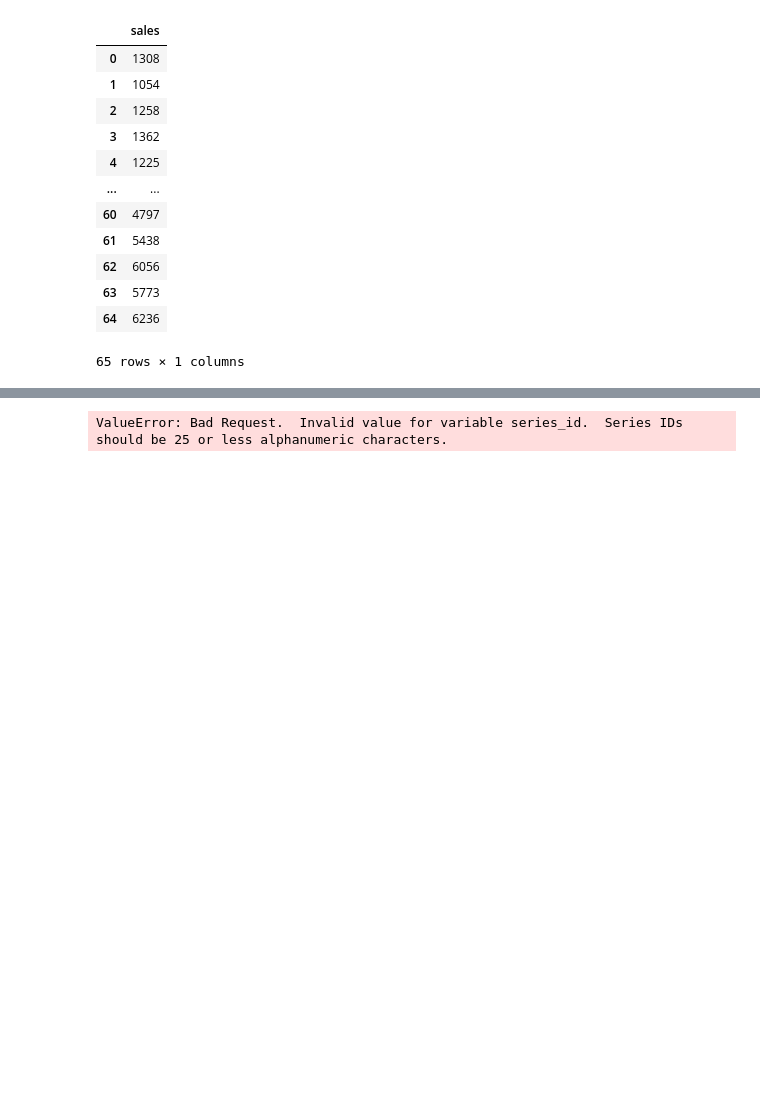
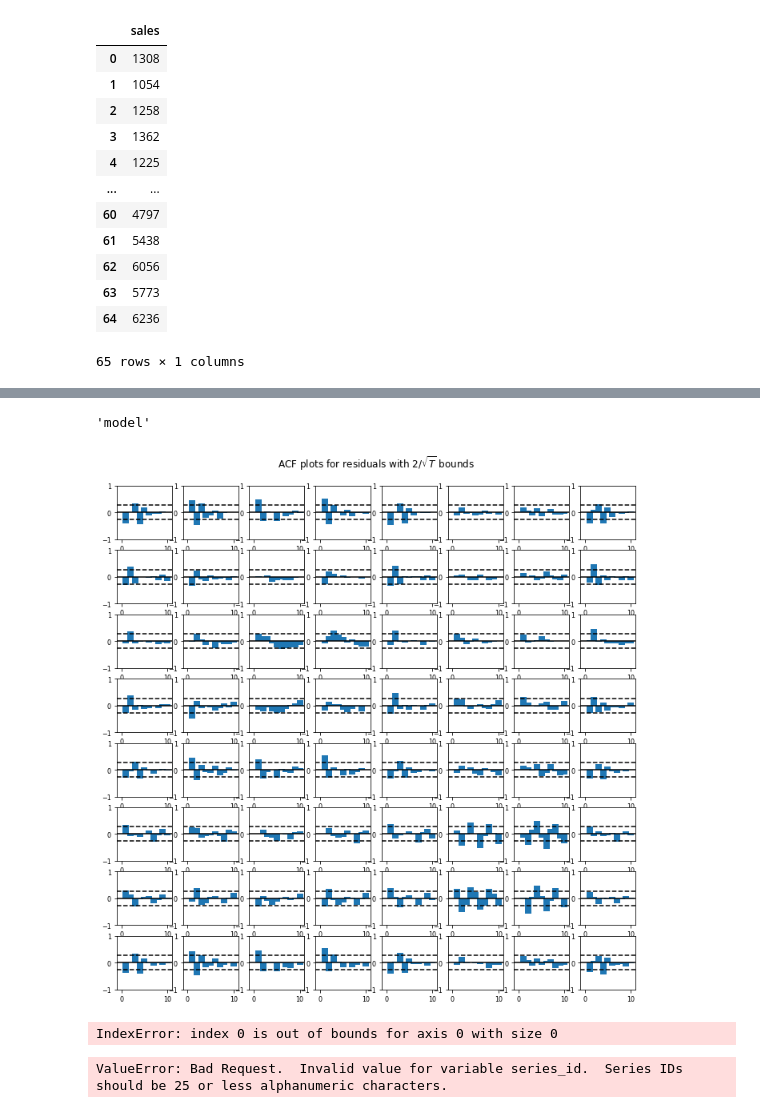
Before and after one commit to yForecasting/LeadingIndicatorIntelligence, a Jupyter notebook: test.ipynb, the cells around one changed output, grey strips where cells are left out. Saved outputs shown, nothing was run; the diff lists cells and outputs as text; code cells hidden in the pictures; blank space fills up the shorter version.

Commit message:
added var model

```diff
--- a/test.ipynb
+++ b/test.ipynb
@@ -34,7 +37,9 @@ fred = Fred(api_key='3c6ba58d26525f17af95af4fabed24be')
 csv2 = csv[50:-20]
 csv2 = csv2.drop(['SMU06419406562200001.1', 'SMU21000006056170001SA.1'], axis=1)
 # %%
-data = csv2.dropna(axis="columns")[8::3].reset_index().drop(["index", "Unnamed: 0"], axis=1)
+data = csv2.dropna(axis="columns")[8::3].reset_index(drop=True)
+date = data['Unnamed: 0']
+data = data.drop(["Unnamed: 0"], axis=1)
 data
 # %% [output]
 |  | UNRATE | CPIAUCSL | FEDFUNDS | CSUSHPINSA | M2SL | M1SL | PSAVERT | PAYEMS | INDPRO | TB3MS | ... |
@@ -166,7 +175,7 @@ for num in sorted(corrs)[:-40:-1]:
 for num in sorted(corrs)[:10:1]:
     names.append(corrs[num])
 # %%
-data = data[names]
+data = data[names].iloc(axis=1)[np.where(clf.coef_ != 0)[0]]
 # %%
 full = data.join(target)
 # %%
@@ -196,0 +282,12 @@ print("RMSE: %f" % (rmse))
+# %%
+mdata = sm.datasets.macrodata.load_pandas().data
+dates = mdata[['year', 'quarter']].astype(int).astype(str)
+quarterly = dates["year"] + "Q" + dates["quarter"]
+quarterly = dates_from_str(quarterly)
+mdata = mdata[['realgdp','realcons','realinv']]
+mdata.index = pd.DatetimeIndex(quarterly)
+full.index = pd.DatetimeIndex(date)
+data = np.log(full).diff().dropna()
+model = VAR(data)
+results = model.fit(7)
+results.summary()
@@ -197,3 +312,17 @@ print("RMSE: %f" % (rmse))
+# %%
+results.plot_acorr()
+'model'
+# %% [output]
+'model'
+[figure, added]
+# %%
+model.select_order(15)
+results = model.fit(49, ic='aic')
+lag_order = results.k_ar
+results.plot_forecast(10)
+results.forecast(data.values[-lag_order:], 5)
+# %% [output]
+IndexError: index 0 is out of bounds for axis 0 with size 0
 # %%
 values = {}
 for name in names:
```
Also changed, not shown: parts of 21 cells of this notebook.
